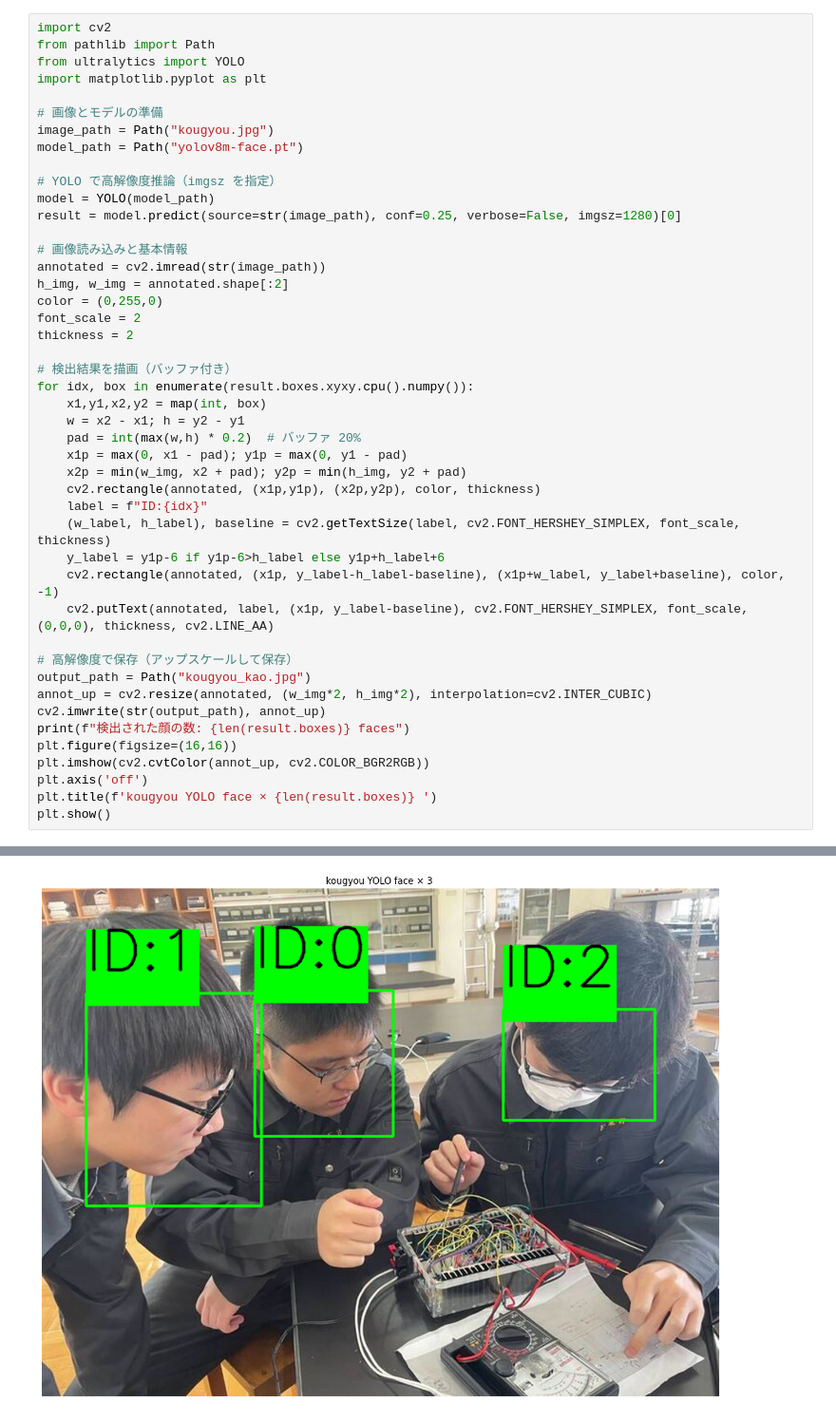
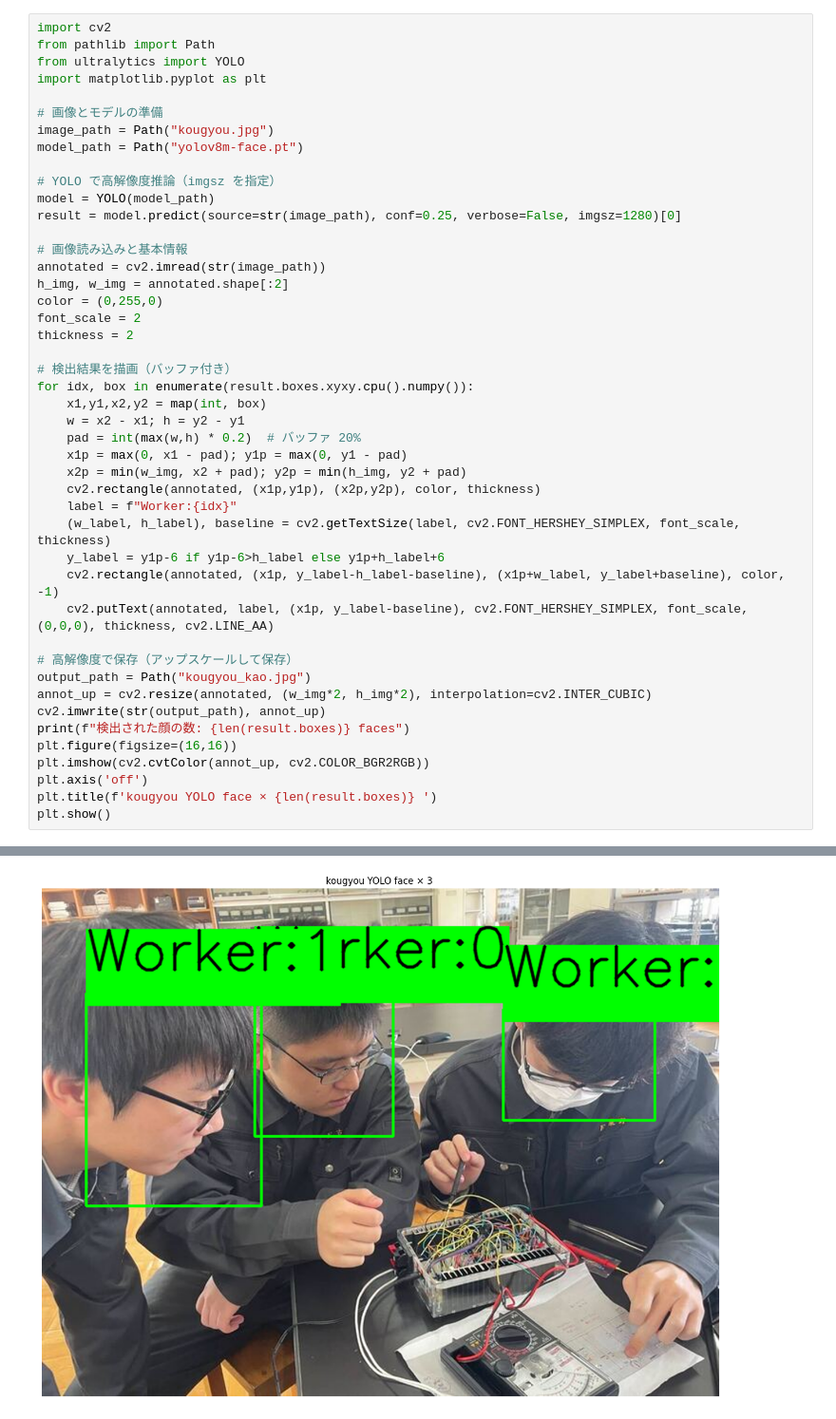
Before and after one commit to awano-kakeru/me, a Jupyter notebook: Week11/Face_Detection.ipynb, the cells around one changed output, grey strips where cells are left out. Shown at 95% size. Drawn from its saved outputs; the diff is of its cells as text.

```diff
--- a/Week11/Face_Detection.ipynb
+++ b/Week11/Face_Detection.ipynb
@@ -19,32 +35,32 @@ annotated = cv2.imread(str(image_path))
 h_img, w_img = annotated.shape[:2]
 color = (0,255,0)
 font_scale = 2
 thickness = 2
 
 # 検出結果を描画（バッファ付き）
 for idx, box in enumerate(result.boxes.xyxy.cpu().numpy()):
     x1,y1,x2,y2 = map(int, box)
     w = x2 - x1; h = y2 - y1
     pad = int(max(w,h) * 0.2)  # バッファ 20%
     x1p = max(0, x1 - pad); y1p = max(0, y1 - pad)
     x2p = min(w_img, x2 + pad); y2p = min(h_img, y2 + pad)
     cv2.rectangle(annotated, (x1p,y1p), (x2p,y2p), color, thickness)
-    label = f"ID:{idx}"
+    label = f"Worker:{idx}"
     (w_label, h_label), baseline = cv2.getTextSize(label, cv2.FONT_HERSHEY_SIMPLEX, font_scale, thickness)
     y_label = y1p-6 if y1p-6>h_label else y1p+h_label+6
     cv2.rectangle(annotated, (x1p, y_label-h_label-baseline), (x1p+w_label, y_label+baseline), color, -1)
     cv2.putText(annotated, label, (x1p, y_label-baseline), cv2.FONT_HERSHEY_SIMPLEX, font_scale, (0,0,0), thickness, cv2.LINE_AA)
 
 # 高解像度で保存（アップスケールして保存）
 output_path = Path("kougyou_kao.jpg")
 annot_up = cv2.resize(annotated, (w_img*2, h_img*2), interpolation=cv2.INTER_CUBIC)
 cv2.imwrite(str(output_path), annot_up)
 print(f"検出された顔の数: {len(result.boxes)} faces")
 plt.figure(figsize=(16,16))
 plt.imshow(cv2.cvtColor(annot_up, cv2.COLOR_BGR2RGB))
 plt.axis('off')
 plt.title(f'kougyou YOLO face × {len(result.boxes)} ')
 plt.show()
 # %% [output]
 検出された顔の数: 3 faces
-[figure, old version]
+[figure, new version]
```
Also changed, not shown: parts of 6 cells of this notebook, 1 other file.
